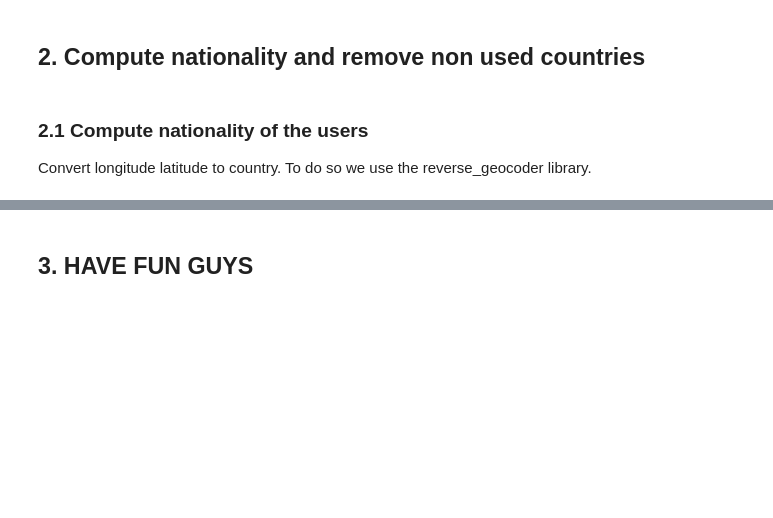
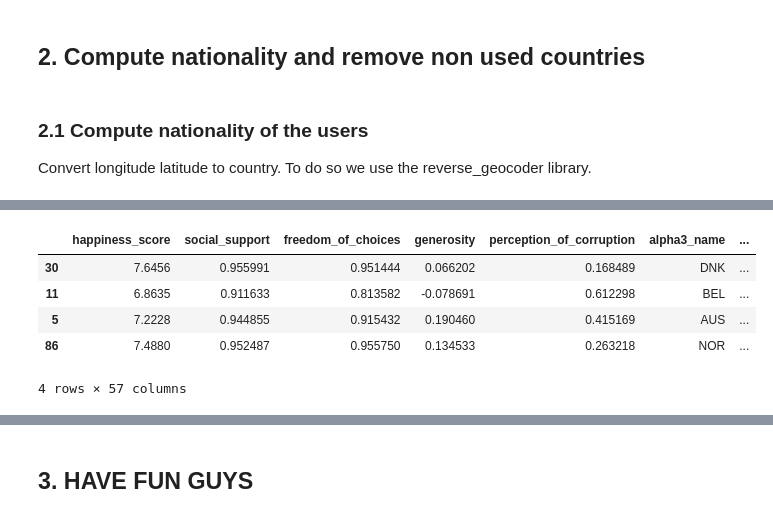
Before and after one commit to asreva/ada-2020-project-milestone-p3-p3_ada-dream-team, a Jupyter notebook: friendship_and_home_position.ipynb, the cells around one changed output, grey strips where cells are left out. Drawn from its saved outputs; the diff is of its cells as text; code cells hidden in the pictures; blank space fills up the shorter version.

```diff
--- a/friendship_and_home_position.ipynb
+++ b/friendship_and_home_position.ipynb
@@ -520 +551,21 @@ countries_features_clean.sample(4)
+# %%
+#Parameter
+MIN_DENSITY = 1e-4
+
+#keep only the countries that have a minimum density of users
+countries_features_clean = countries_features_temp[countries_features_temp["density_users"] > MIN_DENSITY]
+
+#Remove the useless columns
+TO_REMOVE = ["bright_count", "gowalla_count","users","density_users"]
+countries_features_clean = countries_features_clean.drop(columns = TO_REMOVE)
+
+#Sample dataframe to analyze and verify structure
+countries_features_clean.sample(4)
+# %% [output]
+|  | happiness_score | social_support | freedom_of_choices | generosity | perception_of_corruption | alpha3_name | ... |
+| 30 | 7.6456 | 0.955991 | 0.951444 | 0.066202 | 0.168489 | DNK | ... |
+| 11 | 6.8635 | 0.911633 | 0.813582 | -0.078691 | 0.612298 | BEL | ... |
+| 5 | 7.2228 | 0.944855 | 0.915432 | 0.190460 | 0.415169 | AUS | ... |
+| 86 | 7.4880 | 0.952487 | 0.955750 | 0.134533 | 0.263218 | NOR | ... |
+4 rows × 57 columns
 # %%
```
Also changed, not shown: parts of 14 cells of this notebook.
